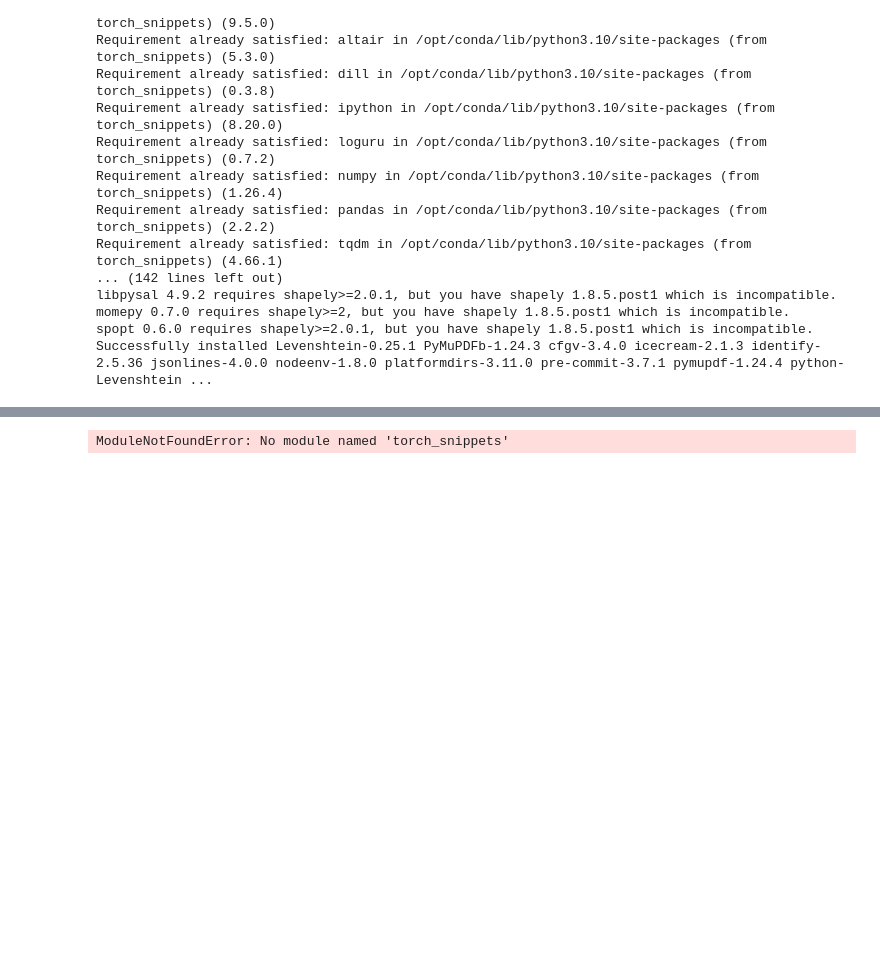
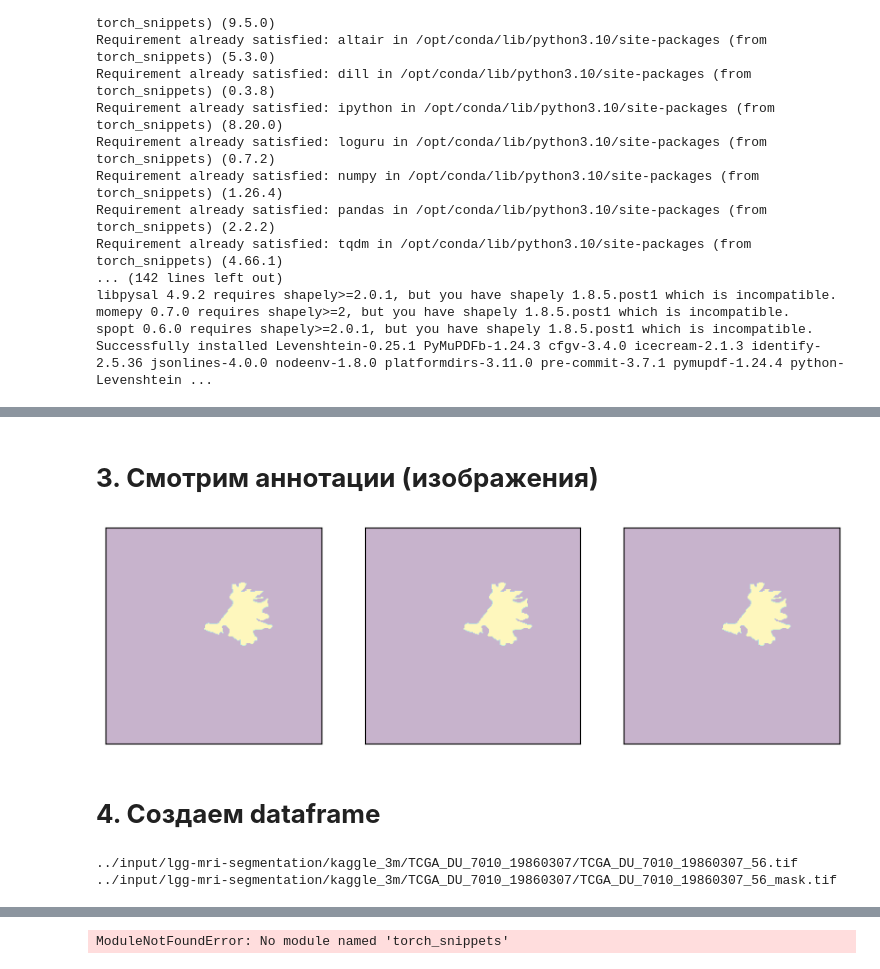
Before and after one commit to kraken114/Kaggle, a Jupyter notebook: brain-2-unet-pytorch.ipynb, the cells around one changed output, grey strips where cells are left out. Saved outputs shown, nothing was run; the diff lists cells and outputs as text; code cells hidden in the pictures; blank space fills up the shorter version.

```diff
--- a/brain-2-unet-pytorch.ipynb
+++ b/brain-2-unet-pytorch.ipynb
@@ -57,0 +131,25 @@ Successfully installed Levenshtein-0.25.1 PyMuPDFb-1.24.3 cfgv-3.4.0 icecream-2.
+# %% [markdown]
+# **3. Смотрим аннотации (изображения)**
+# %%
+rows,cols=1,3
+fig=plt.figure(figsize=(10,10))
+for i in np.arange(1,4):
+    fig.add_subplot(rows,cols,i)
+    msk_path=mask_files[2]
+    msk=cv2.imread(msk_path)
+    plt.imshow(msk.transpose(-1,0,1)[i-1],alpha=0.3)
+    plt.xticks([]), plt.yticks([])
+plt.show()
+# %% [output]
+[figure, added]
+# %% [markdown]
+# **4. Создаем dataframe**
+# %%
+name_col = ['pictures', 'annotations']
+lst = brain_scans, mask_files
+df = pd.DataFrame(np.column_stack(lst), columns = name_col)
+print(df.iloc[0,0])
+print(df.iloc[0,1])
+# %% [output]
+../input/lgg-mri-segmentation/kaggle_3m/TCGA_DU_7010_19860307/TCGA_DU_7010_19860307_56.tif
+../input/lgg-mri-segmentation/kaggle_3m/TCGA_DU_7010_19860307/TCGA_DU_7010_19860307_56_mask.tif
```
Also changed, not shown: parts of 18 cells of this notebook.
